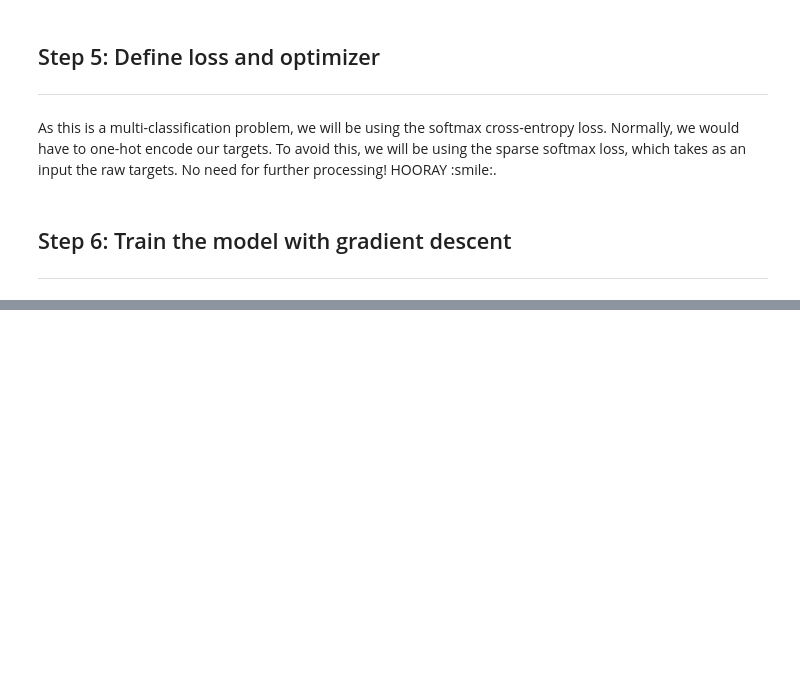
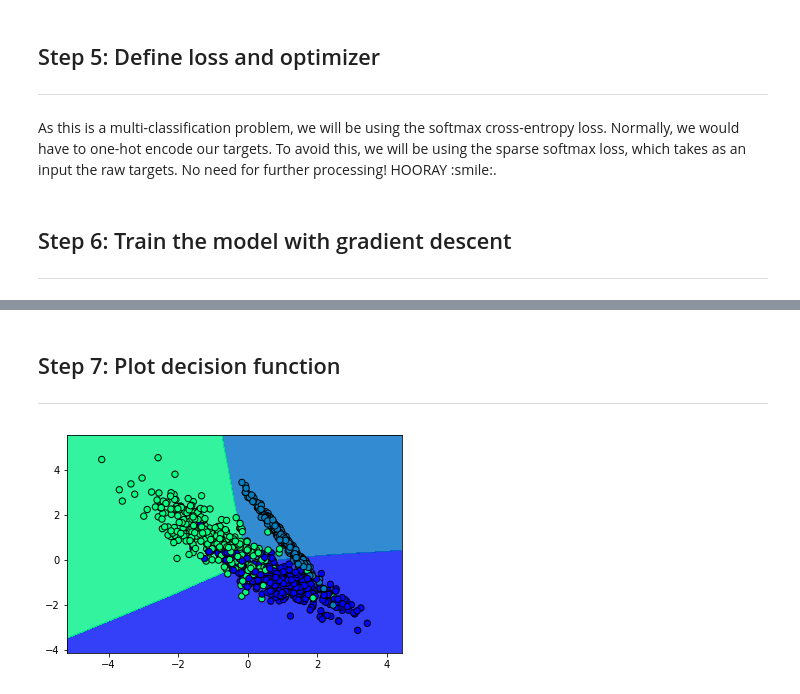
Before and after one commit to madalinabuzau/tensorflow-eager-tutorials, a Jupyter notebook: 01_simple_feedforward_neural_network.ipynb, the cells around one changed output, grey strips where cells are left out. Saved outputs shown, nothing was run; the diff lists cells and outputs as text; code cells hidden in the pictures; blank space fills up the shorter version.

```diff
--- a/01_simple_feedforward_neural_network.ipynb
+++ b/01_simple_feedforward_neural_network.ipynb
@@ -53,17 +53,22 @@ Our first trial is a simple neural network with a single hidden layer. The batch
 X = tf.constant(X)
 y = tf.constant(y)
 # %%
-def model(X):
-    # Our first hidden layer (Linear -> Batchnorm -> ReLU)
-    dense_layer = tf.layers.Dense(5, activation=None)(X)
-    batchnorm_layer = tf.layers.batch_normalization(dense_layer, training=True)
-    relu_layer = tf.nn.relu(batchnorm_layer)
-    # Output layer. Unscaled log probabilities
-    output_layer = tf.layers.Dense(3, activation=None)(relu_layer)
-    return output_layer
+class simple_nn():
+    def __init__(self):
+        # Initialize hidden layer.
+        self.dense_layer = tf.layers.Dense(50, activation=tf.nn.relu)
+        # Output layer. Unscaled log probabilities.
+        self.output_layer = tf.layers.Dense(3, activation=None)
+
+    def predict(self, X):
+        layer_1 = self.dense_layer(X)
+        layer_2 = self.output_layer(layer_1)
+        return layer_2
 # %% [markdown]
 ## Step 5: Define loss and optimizer
 ----
 As this is a multi-classification problem, we will be using the softmax cross-entropy loss. Normally, we would have to one-hot encode our targets. To avoid this, we will be using the sparse softmax loss, which takes as an input the raw targets. No need for further processing! HOORAY :smile:.
+# %%
+model = simple_nn()
 # %%
 # Define loss functon
@@ -107,0 +114,25 @@ Loss at step 29: 1.097534
+# %% [markdown]
+## Step 7: Plot decision function
+----
+# %%
+# Create a mesh to plot in
+x_min, x_max = X[:, 0].numpy().min() - 1, X[:, 0].numpy().max() + 1
+y_min, y_max = X[:, 1].numpy().min() - 1, X[:, 1].numpy().max() + 1
+xx, yy = np.meshgrid(np.arange(x_min, x_max, 0.01),
+                     np.arange(y_min, y_max, 0.01))
+
+# Predict target for each sample xx, yy
+Z = np.argmax(model.predict(tf.constant(np.c_[xx.ravel(), yy.ravel()])).numpy(), axis=1)
+
+# Put the result into a color plot
+Z = Z.reshape(xx.shape)
+fig = plt.figure()
+plt.contourf(xx, yy, Z, cmap=plt.cm.winter, alpha=0.8)
+
+# Plot our training points
+plt.scatter(X[:, 0].numpy(), X[:, 1].numpy(), c=y, s=40, cmap=plt.cm.winter, edgecolors='k')
+plt.xlim(xx.min(), xx.max())
+plt.ylim(yy.min(), yy.max())
+plt.show()
+# %% [output]
+[figure, added]
```
Also changed, not shown: parts of 8 cells of this notebook.
